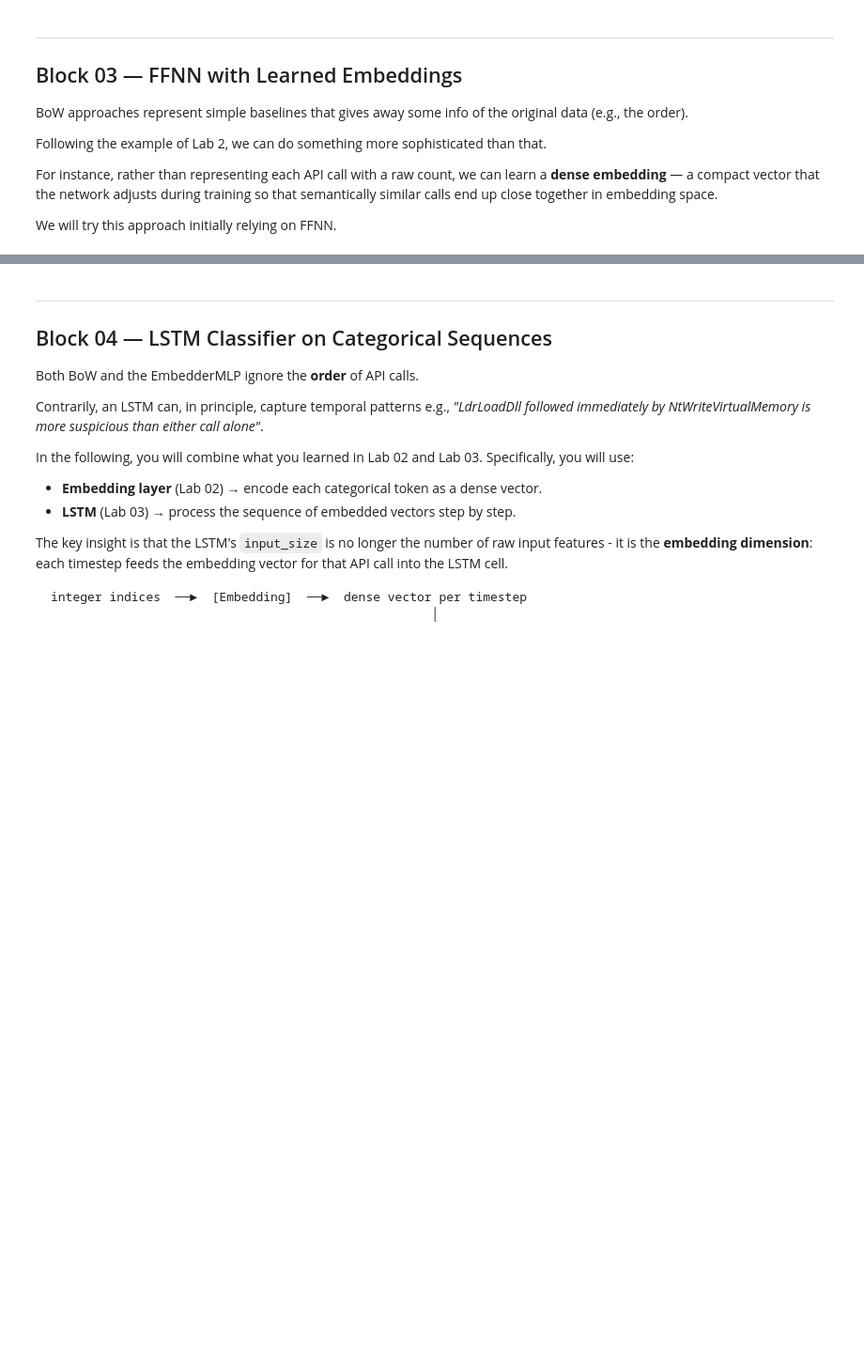
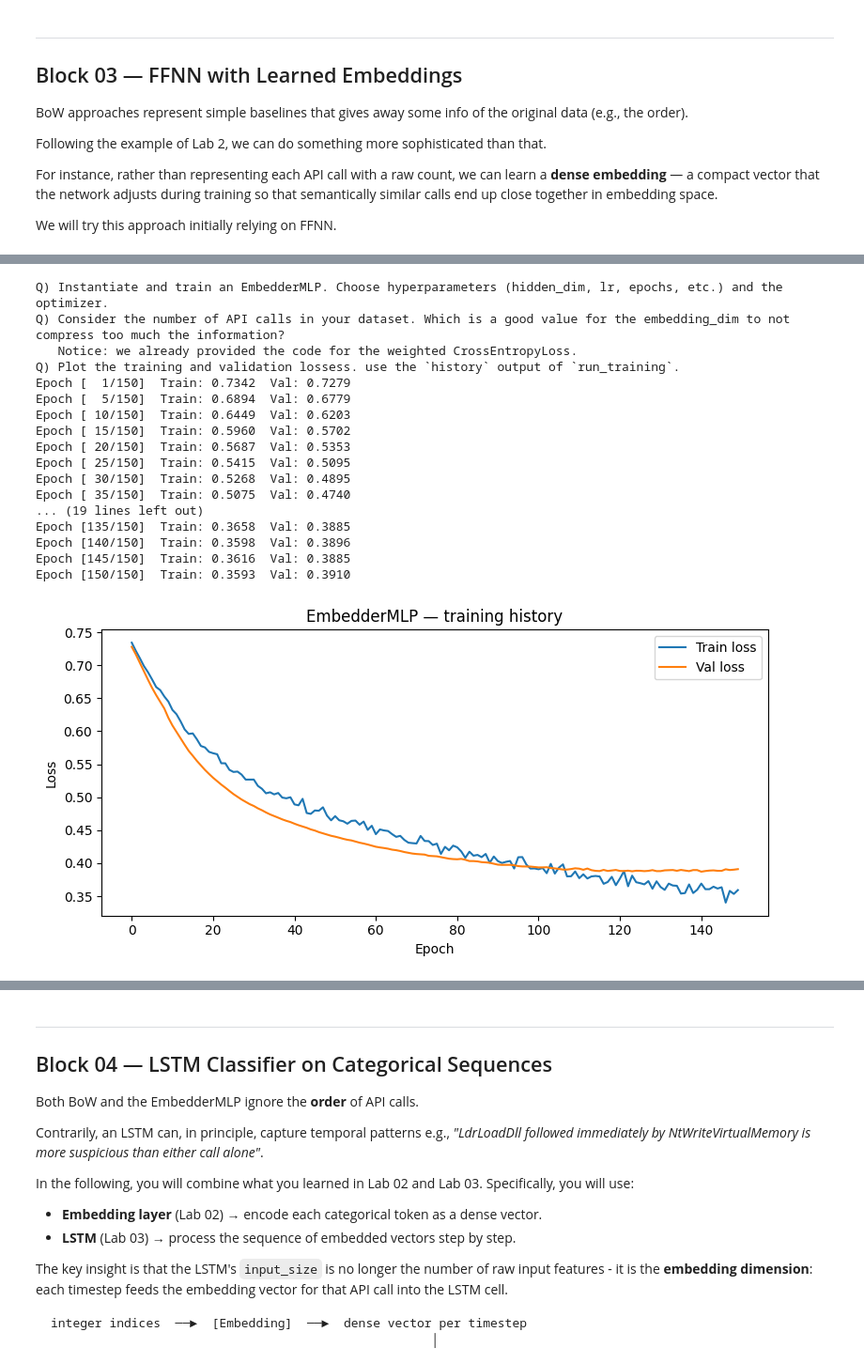
Before and after one commit to buonfiglioa/IntroML_consegna, a Jupyter notebook: home_assignment.ipynb, the cells around one changed output, grey strips where cells are left out. Shown at 94% size. Saved outputs shown, nothing was run; the diff lists cells and outputs as text; code cells hidden in the pictures; blank space fills up the shorter version.

```diff
--- a/home_assignment.ipynb
+++ b/home_assignment.ipynb
@@ -138,3 +307,10 @@ def build_bow_features(sequences, vocab):
             idx = vocab_to_idx.get(call, len(vocab))   # unknown → UNK column
             X[i, idx] += 1
     return X
+
+############################################# YOUR SOLUTION HERE
+# We must use only the TRAINING set to build the vocabulary.
+# Using the test set would constitute data leakage: in a real deployment
+# the model has no access to future/unseen data when building its feature space.
+train_vocab = set(call for s in train_data for call in s["api_call_sequence"])
+print(f"Vocabulary size (training): {len(train_vocab)} unique API calls")
@@ -227,3 +588,14 @@ def create_ds(X, y):
                          torch.tensor(y, dtype=torch.long))
 
 ############################################# YOUR SOLUTION HERE
+BATCH_SIZE = 64
+
+train_ds = create_ds(X_tr,    y_tr)
+val_ds   = create_ds(X_val,   y_val)
+test_ds  = create_ds(X_test,  y_test)
+
+train_loader = DataLoader(train_ds, batch_size=BATCH_SIZE, shuffle=True)
+val_loader   = DataLoader(val_ds,   batch_size=BATCH_SIZE)
+test_loader  = DataLoader(test_ds,  batch_size=BATCH_SIZE)
+
+print(f"Train batches: {len(train_loader)} | Val: {len(val_loader)} | Test: {len(test_loader)}")
@@ -347,25 +769,79 @@ def eval_epoch(model, loader, criterion, device, model_type='mlp'):
 # %%
 print(turn_red("Q) Instantiate and train an EmbedderMLP. Choose hyperparameters (hidden_dim, lr, epochs, etc.) and the optimizer."))
 print(turn_red("Q) Consider the number of API calls in your dataset. Which is a good value for the embedding_dim to not compress too much the information?"))
 print(turn_red("   Notice: we already provided the code for the weighted CrossEntropyLoss."))
 print(turn_red("Q) Plot the training and validation lossess. use the `history` output of `run_training`."))
 
 ############################################# DO NOT CHANGE
 import random
 def set_seed(seed):
     random.seed(seed)
     np.random.seed(seed)
     torch.manual_seed(seed)
 set_seed(RANDOM_STATE)
 
 # Set device
 device = torch.device("cuda" if torch.cuda.is_available() else "cpu")
 # Use weights we previously obtained
 class_weights_emb = torch.tensor(cw, dtype=torch.float32).to(device)
 # Create a weighted crossentropy loss
 criterion_emb = nn.CrossEntropyLoss(weight=class_weights_emb)
 
 ############################################# YOUR SOLUTION HERE
+# embedding_dim: with 258 unique API calls, 64 dimensions preserves enough
+# information without over-compressing (rule of thumb: mean between sqrt(vocab_size) = 64 and vocab_size/4=16).
+
+VOCAB_SIZE    = len(vocab)   # 260
+EMBEDDING_DIM = 32
+HIDDEN_DIM    = 8
+NUM_CLASSES   = 2
+LR            = 1e-4
+EPOCHS        = 150
+
+mlp_model = EmbedderMLP(
+    vocab_size    = VOCAB_SIZE,
+    embedding_dim = EMBEDDING_DIM,
+    hidden_dim    = HIDDEN_DIM,
+    num_classes   = NUM_CLASSES,
+).to(device)
+
+optimizer_emb = torch.optim.Adam(mlp_model.parameters(), lr=LR)
+
+mlp_model, history_emb = run_training(
+    mlp_model, train_loader, val_loader,
+    optimizer_emb, criterion_emb,
+    epochs=EPOCHS, device=device, model_type='mlp', print_every=5
+)
+
+# Plot losses
+fig, ax = plt.subplots(figsize=(8, 4))
+ax.plot(history_emb['train_loss'], label='Train loss')
+ax.plot(history_emb['val_loss'],   label='Val loss')
+ax.set_xlabel('Epoch')
+ax.set_ylabel('Loss')
+ax.set_title('EmbedderMLP — training history')
+ax.legend()
+plt.tight_layout()
+plt.show()
+# %% [output]
+Q) Instantiate and train an EmbedderMLP. Choose hyperparameters (hidden_dim, lr, epochs, etc.) and the optimizer.
+Q) Consider the number of API calls in your dataset. Which is a good value for the embedding_dim to not compress too much the information?
+   Notice: we already provided the code for the weighted CrossEntropyLoss.
+Q) Plot the training and validation lossess. use the `history` output of `run_training`.
+Epoch [  1/150]  Train: 0.7342  Val: 0.7279
+Epoch [  5/150]  Train: 0.6894  Val: 0.6779
+Epoch [ 10/150]  Train: 0.6449  Val: 0.6203
+Epoch [ 15/150]  Train: 0.5960  Val: 0.5702
+Epoch [ 20/150]  Train: 0.5687  Val: 0.5353
+Epoch [ 25/150]  Train: 0.5415  Val: 0.5095
+Epoch [ 30/150]  Train: 0.5268  Val: 0.4895
+Epoch [ 35/150]  Train: 0.5075  Val: 0.4740
+... (19 lines left out)
+Epoch [135/150]  Train: 0.3658  Val: 0.3885
+Epoch [140/150]  Train: 0.3598  Val: 0.3896
+Epoch [145/150]  Train: 0.3616  Val: 0.3885
+Epoch [150/150]  Train: 0.3593  Val: 0.3910
+[figure, added]
 # %%
 print(turn_red("Evaluate the EmbedderMLP on the test set."))
 print(turn_red("   Q) How does it compare to the BoW baseline? Why do you think it is the case?"))
```
Also changed, not shown: parts of 30 cells of this notebook, 4 other files.
